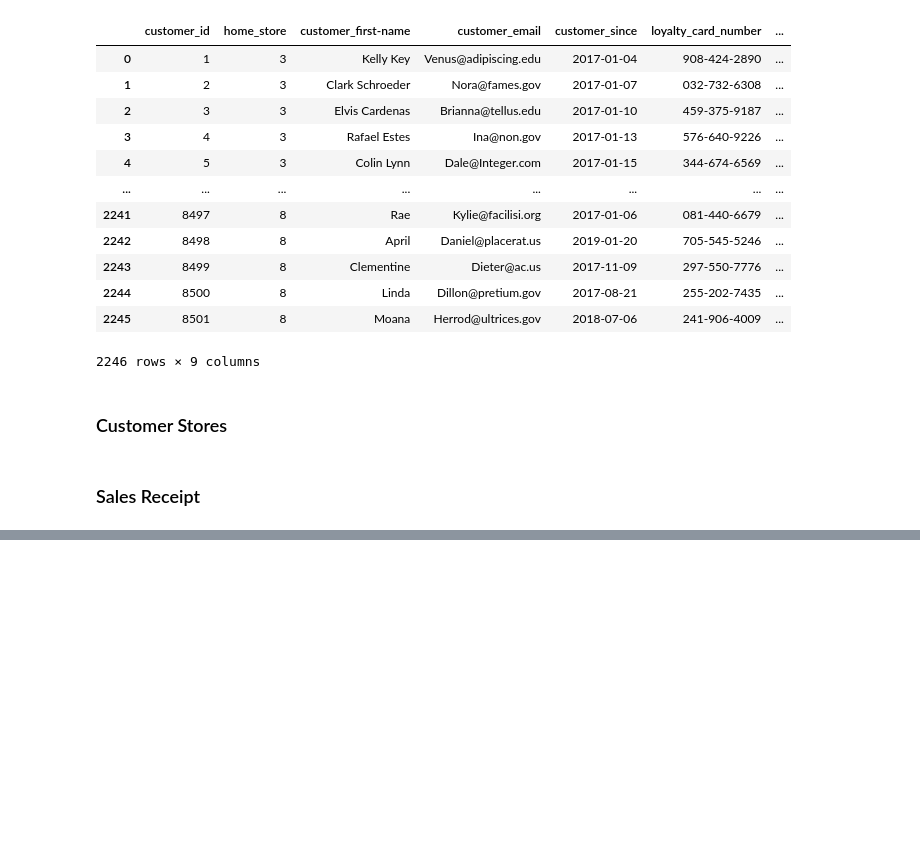
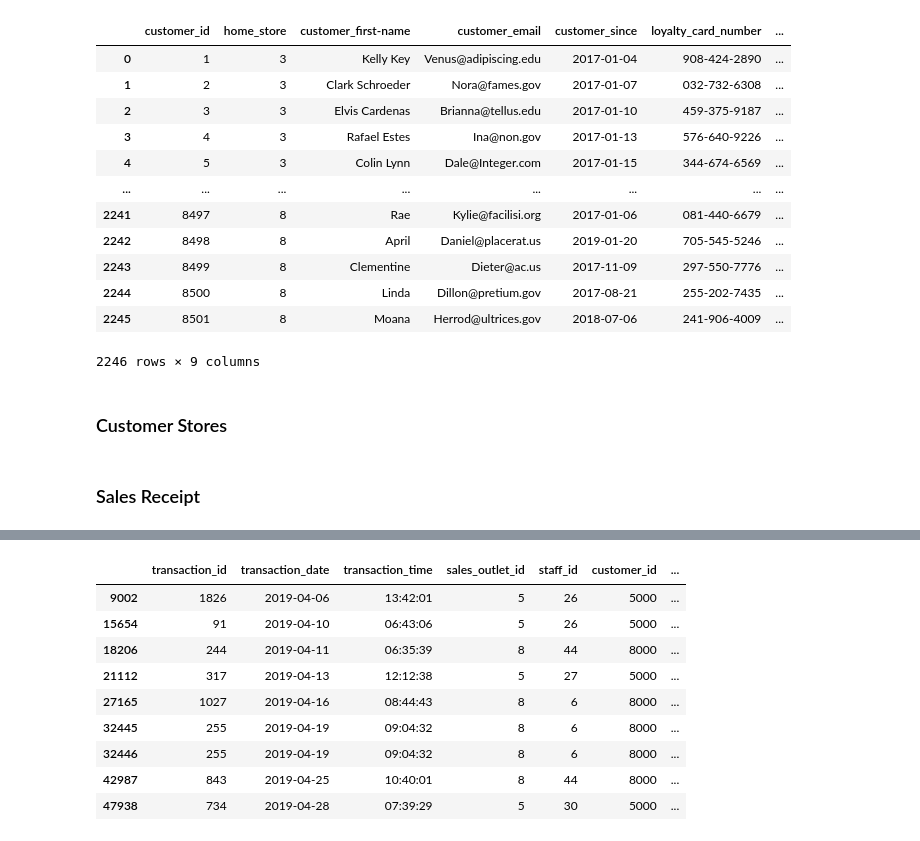
Before and after one commit to nindakhoirunnisa/nindakhoirunnisa.github.io, a Jupyter notebook: coffee_shops/input_data.ipynb, the cells around one changed output, grey strips where cells are left out. Cells and saved outputs as stored; diff of their text form; code cells hidden in the pictures; blank space fills up the shorter version.

```diff
--- a/coffee_shops/input_data.ipynb
+++ b/coffee_shops/input_data.ipynb
@@ -612,0 +651,21 @@ connection.close()
+# %%
+merged_df = pd.merge(df, c, on='customer_id', how='left', indicator=True)
+
+# Select rows from df1 where customer_id is not in df2
+rows_only_in_df1 = merged_df[merged_df['_merge'] == 'left_only']
+
+# Drop the indicator column
+rows_only_in_df1 = rows_only_in_df1.drop(columns='_merge')
+# %%
+rows_only_in_df1[rows_only_in_df1['customer_id'] != 0][df.columns]
+# %% [output]
+|  | transaction_id | transaction_date | transaction_time | sales_outlet_id | staff_id | customer_id | ... |
+| 9002 | 1826 | 2019-04-06 | 13:42:01 | 5 | 26 | 5000 | ... |
+| 15654 | 91 | 2019-04-10 | 06:43:06 | 5 | 26 | 5000 | ... |
+| 18206 | 244 | 2019-04-11 | 06:35:39 | 8 | 44 | 8000 | ... |
+| 21112 | 317 | 2019-04-13 | 12:12:38 | 5 | 27 | 5000 | ... |
+| 27165 | 1027 | 2019-04-16 | 08:44:43 | 8 | 6 | 8000 | ... |
+| 32445 | 255 | 2019-04-19 | 09:04:32 | 8 | 6 | 8000 | ... |
+| 32446 | 255 | 2019-04-19 | 09:04:32 | 8 | 6 | 8000 | ... |
+| 42987 | 843 | 2019-04-25 | 10:40:01 | 8 | 44 | 8000 | ... |
+| 47938 | 734 | 2019-04-28 | 07:39:29 | 5 | 30 | 5000 | ... |
```
Also changed, not shown: parts of 7 cells of this notebook, 1 other file.
